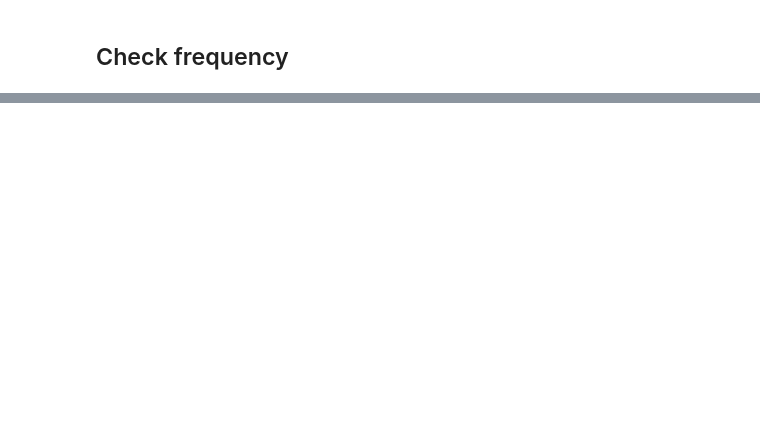
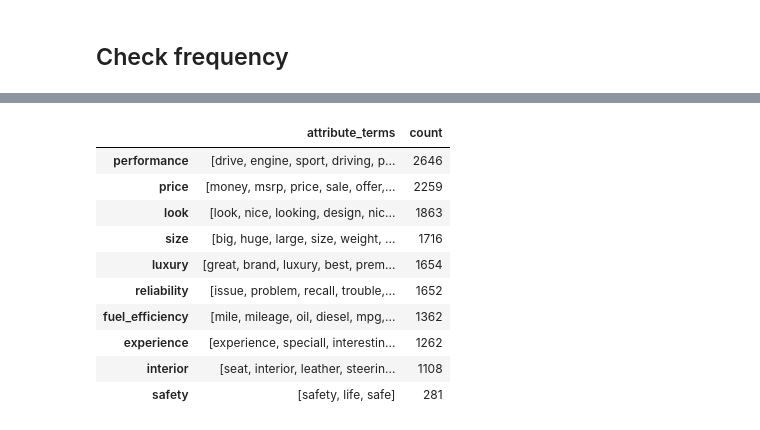
Before and after one commit to cdd6689/Twitter-Politics-Text-Analytics-project-, a Jupyter notebook: HW/HW1/HW1_notebook_matthew.ipynb, the cells around one changed output, grey strips where cells are left out. Saved outputs shown, nothing was run; the diff lists cells and outputs as text; code cells hidden in the pictures; blank space fills up the shorter version.

Commit message:
top 5 attributes

```diff
--- a/HW/HW1/HW1_notebook_matthew.ipynb
+++ b/HW/HW1/HW1_notebook_matthew.ipynb
@@ -225,0 +313,46 @@ models[models['brand'] == 'sedan']
+# %%
+attributes = {
+    'performance': ['drive', 'engine', 'sport', 'driving', 'performance', 'power', 'spped',
+                    'fast', 'faster', 'sporty', 'horsepower', 'powerful'],
+
+    'fuel_efficiency': ['mile', 'mileage', 'oil', 'diesel', 'mpg', 'gas', 'fuel'],
+
+    'look': ['look', 'nice', 'looking', 'design', 'nicer', 'style', 'attractive', 'designed', 'looked'],
+
+    'luxury': ['great', 'brand', 'luxury', 'best', 'premium'],
+
+    'reliability': ['issue', 'problem', 'recall', 'trouble', 'concerned', 'suspension', 'reliable',
+                   'service', 'warranty', 'durability', 'quality'],
+
+    'price': ['money', 'msrp', 'price', 'sale', 'offer', 'discount', 'bargain', 'grand', 'expensive',
+             'cheap', 'cheaper', 'incentive', 'worth'],
+
+    'size': ['big', 'huge', 'large', 'size', 'weight', 'bigger', 'sticker', 'roof',
+            'little', 'small', 'light', 'smaller', 'biggest'],
+
+    'interior': ['seat', 'interior', 'leather', 'steering', 'inside', 'radio', 'noise', 'quiet'],
+
+    'experience': ['experience', 'speciall', 'interesting', 'impressive', 'surprised', 'amazing',
+                   'fun', 'happy', 'enthusiast'],
+
+    'safety': ['safety', 'life', 'safe']}
+# %%
+def count_attribute(df, attribute_terms):
+    return(np.sum(df['processed'].map(lambda x: len([term for term in attribute_terms if term in x])>=1 )))
+# %%
+top_attributes = pd.DataFrame(pd.Series(attributes), columns=['attribute_terms'])
+top_attributes['count'] = top_attributes['attribute_terms'].map(lambda x: count_attribute(df, x))
+# %%
+top_attributes.sort_values(by=['count'], ascending=False)
+# %% [output]
+|  | attribute_terms | count |
+| performance | [drive, engine, sport, driving, p... | 2646 |
+| price | [money, msrp, price, sale, offer,... | 2259 |
+| look | [look, nice, looking, design, nic... | 1863 |
+| size | [big, huge, large, size, weight, ... | 1716 |
+| luxury | [great, brand, luxury, best, prem... | 1654 |
+| reliability | [issue, problem, recall, trouble,... | 1652 |
+| fuel_efficiency | [mile, mileage, oil, diesel, mpg,... | 1362 |
+| experience | [experience, speciall, interestin... | 1262 |
+| interior | [seat, interior, leather, steerin... | 1108 |
+| safety | [safety, life, safe] | 281 |
```
Also changed, not shown: parts of 20 cells of this notebook.
